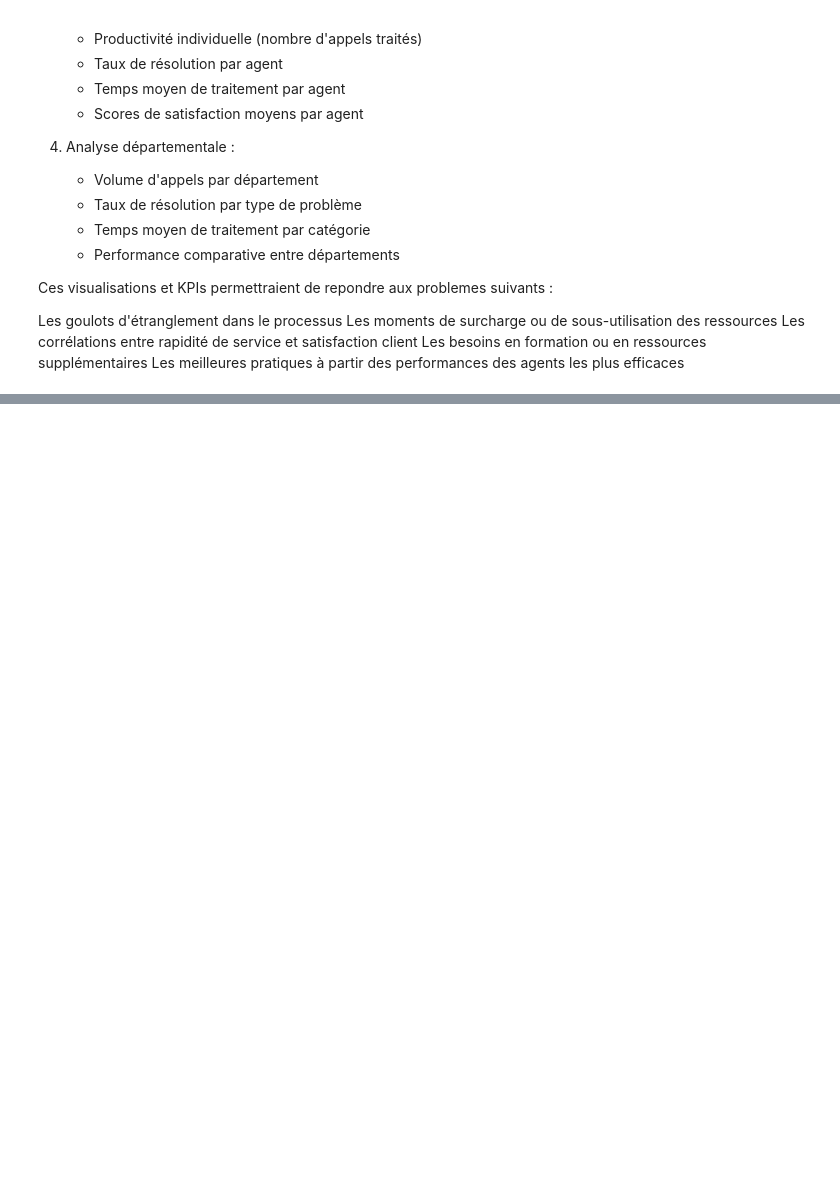
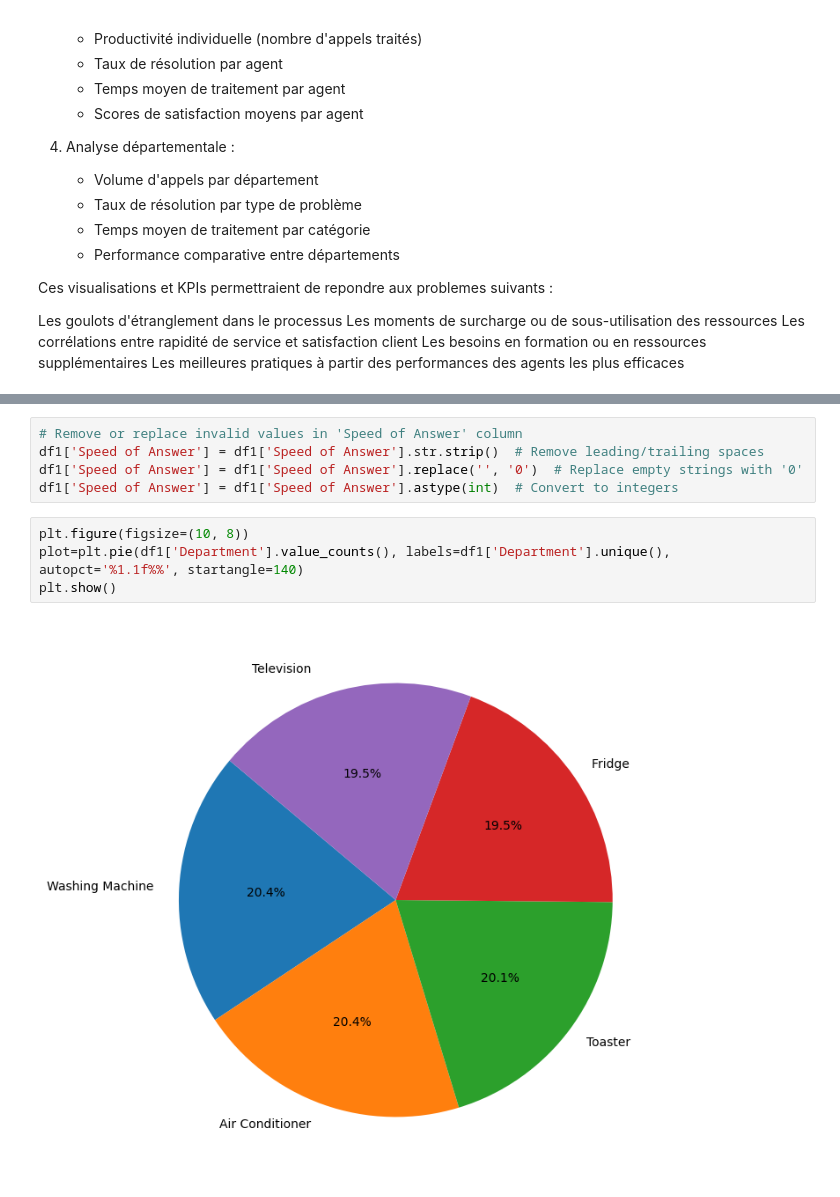
Before and after one commit to Dzeu237/Projet_Viz, a Jupyter notebook: Projet_viz.ipynb, the cells around one changed output, grey strips where cells are left out. Saved outputs shown, nothing was run; the diff lists cells and outputs as text; blank space fills up the shorter version.

```diff
--- a/Projet_viz.ipynb
+++ b/Projet_viz.ipynb
@@ -365,0 +410,11 @@ That's it! Your Jupyter Notebook project is now imported to GitHub.
+# %%
+# Remove or replace invalid values in 'Speed of Answer' column
+df1['Speed of Answer'] = df1['Speed of Answer'].str.strip()  # Remove leading/trailing spaces
+df1['Speed of Answer'] = df1['Speed of Answer'].replace('', '0')  # Replace empty strings with '0'
+df1['Speed of Answer'] = df1['Speed of Answer'].astype(int)  # Convert to integers
+# %%
+plt.figure(figsize=(10, 8))
+plot=plt.pie(df1['Department'].value_counts(), labels=df1['Department'].unique(), autopct='%1.1f%%', startangle=140)
+plt.show()
+# %% [output]
+[figure, added]
```
Also changed, not shown: parts of 59 cells of this notebook, 3 other files.
